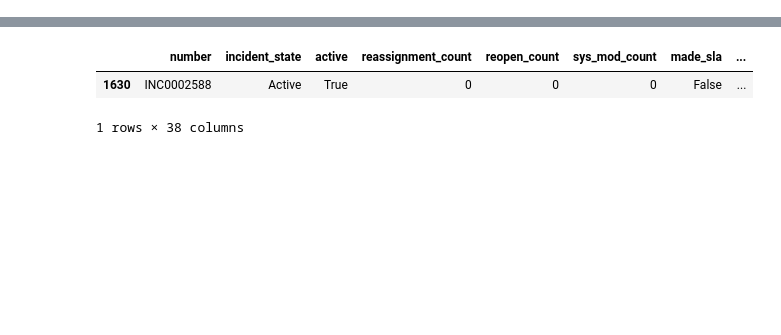
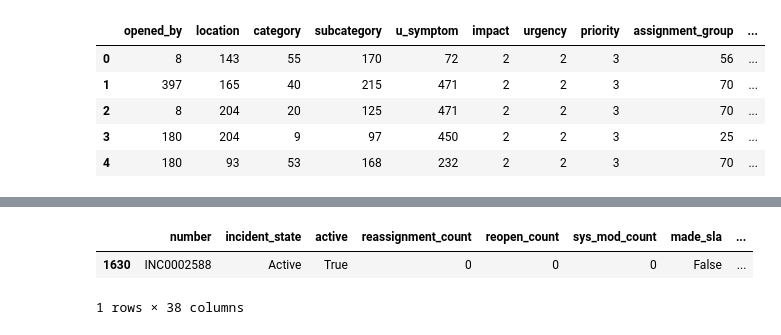
Before and after one commit to Sug-ar-N-Spice/Incident_Events, a Jupyter notebook: incident_event_log.ipynb, the cells around one changed output, grey strips where cells are left out. Drawn from its saved outputs; the diff is of its cells as text; code cells hidden in the pictures; blank space fills up the shorter version.

```diff
--- a/incident_event_log.ipynb
+++ b/incident_event_log.ipynb
@@ -144,0 +290,17 @@ Name: count, dtype: int64
+# %%
+train_dum_df = train_df.copy()
+
+dummies = pd.get_dummies(train_dum_df[['contact_type','notify']], drop_first=True, dtype=int)
+
+train_dum_df = train_dum_df.drop(['contact_type','notify'], axis = 1)
+
+train_dum_df = pd.concat([train_dum_df, dummies], axis=1)
+
+train_dum_df.head()
+# %% [output]
+|  | opened_by | location | category | subcategory | u_symptom | impact | urgency | priority | assignment_group | ... |
+| 0 | 8 | 143 | 55 | 170 | 72 | 2 | 2 | 3 | 56 | ... |
+| 1 | 397 | 165 | 40 | 215 | 471 | 2 | 2 | 3 | 70 | ... |
+| 2 | 8 | 204 | 20 | 125 | 471 | 2 | 2 | 3 | 70 | ... |
+| 3 | 180 | 204 | 9 | 97 | 450 | 2 | 2 | 3 | 25 | ... |
+| 4 | 180 | 93 | 53 | 168 | 232 | 2 | 2 | 3 | 70 | ... |
```
Also changed, not shown: parts of 53 cells of this notebook.
